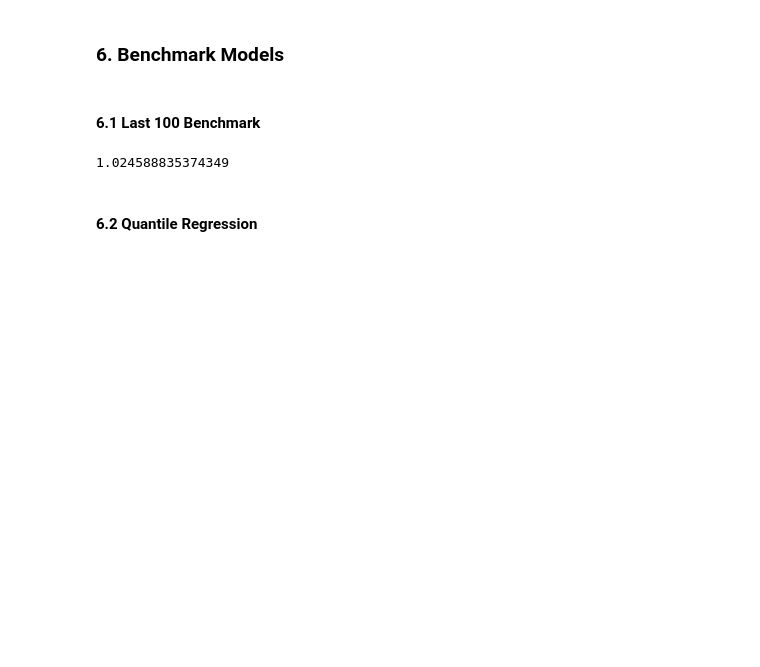
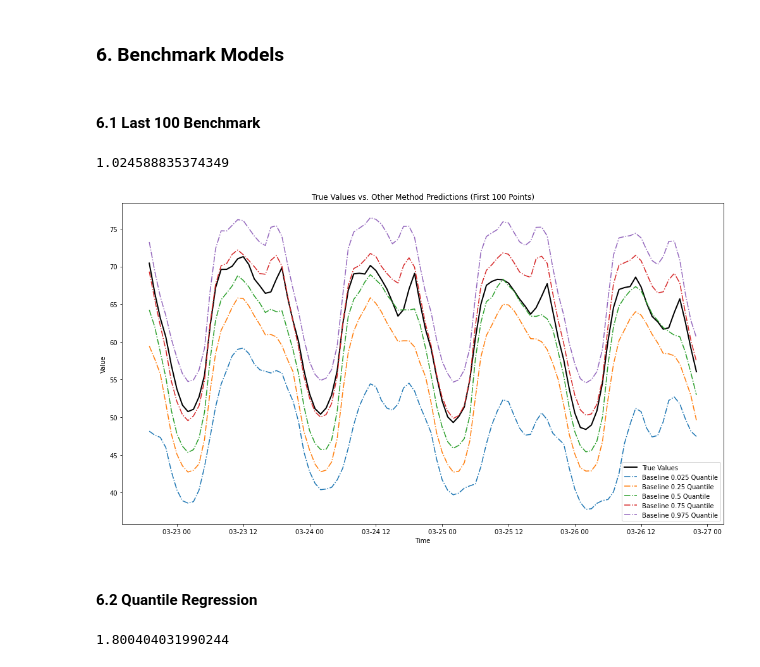
Before and after one commit to cleveryangcong/Random_Forest_Weights, a Jupyter notebook: notebooks/exploratory/1.2.0-dc-Baseline_models.ipynb, the cells around one changed output. Cells and saved outputs as stored; diff of their text form; code cells hidden in the pictures; blank space fills up the shorter version.

Commit message:
Add quantile regression baseline

```diff
--- a/notebooks/exploratory/1.2.0-dc-Baseline_models.ipynb
+++ b/notebooks/exploratory/1.2.0-dc-Baseline_models.ipynb
@@ -168,3 +174,5 @@ X_train, X_test, y_train, y_test = train_test_split(X, y, test_size= 0.2 ,shuffl
+# %%
+quantiles = [0.025, 0.25, 0.5, 0.75, 0.975]
 # %% [markdown]
 #### 6.1 Last 100 Benchmark
 # %%
@@ -194,5 +202,57 @@ average_loss = loss_array.mean()
 print(average_loss)
 # %% [output]
 1.024588835374349
+# %%
+# Selecting first 100 data points
+time_index_subset = time_index[:100]
+y_test_subset = y_test[:100]
+qr_pred_subset = qr_pred_array[:100]
+pred_subset = pred_array[:100]
+
+# Plot for Other Method Predictions:
+plt.figure(figsize=(14, 8))
+plt.plot(time_index_subset, y_test_subset, label='True Values', color='black', linewidth=2)
+
+for i, q in enumerate([0.025, 0.25, 0.5, 0.75, 0.975]):
+    plt.plot(time_index_subset, pred_subset[:, i], label=f'Baseline {q} Quantile', linestyle='-.')
+
+plt.title('True Values vs. Other Method Predictions (First 100 Points)')
+plt.xlabel('Time')
+plt.ylabel('Value')
+plt.legend()
+plt.tight_layout()
+plt.show()
+# %% [output]
+[figure, added]
 # %% [markdown]
 #### 6.2 Quantile Regression
+# %%
+# Fit models for each quantile using training data with constant term added
+qr_models = {}
+for q in quantiles:
+    qr_model = sm.QuantReg(y_train, X_train_const).fit(q=q)
+    qr_models[q] = qr_model
+
+# Predict using each QR model for all test samples with constant term added
+qr_predictions = []
+for xi in X_test_const.values:
+    qr_pred_i = []
+    for q in quantiles:
+        qr_pred = qr_models[q].predict([xi])
+        qr_pred_i.append(qr_pred[0])
+    qr_predictions.append(qr_pred_i)
+
+# Convert QR predictions to a numpy array
+qr_pred_array = np.array(qr_predictions)
+
+# Compute quantile loss for QR predictions
+qr_loss_array = np.zeros((len(y_test), 5))
+for idx, (true_val, qr_pred_vals) in enumerate(zip(y_test.values, qr_predictions)):
+    for j, (tau, qr_q_val) in enumerate(zip(quantiles, qr_pred_vals)):
+        qr_loss = quantile_loss(true_val, qr_q_val, tau)
+        qr_loss_array[idx, j] = qr_loss
+
+qr_average_loss = qr_loss_array.mean()
+print(qr_average_loss)
+# %% [output]
+1.800404031990244
```
Also changed, not shown: parts of 6 cells of this notebook, 1 other file.
